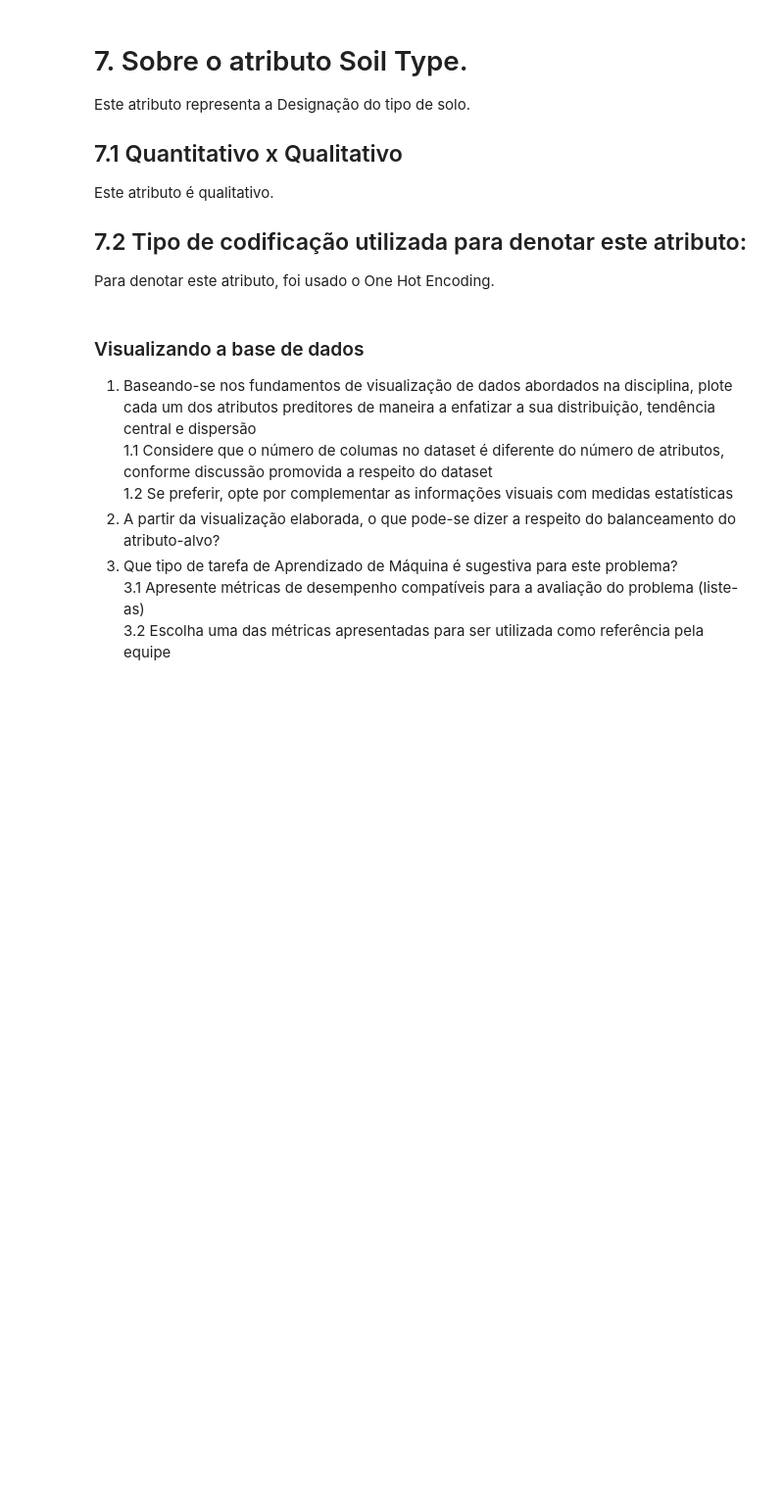
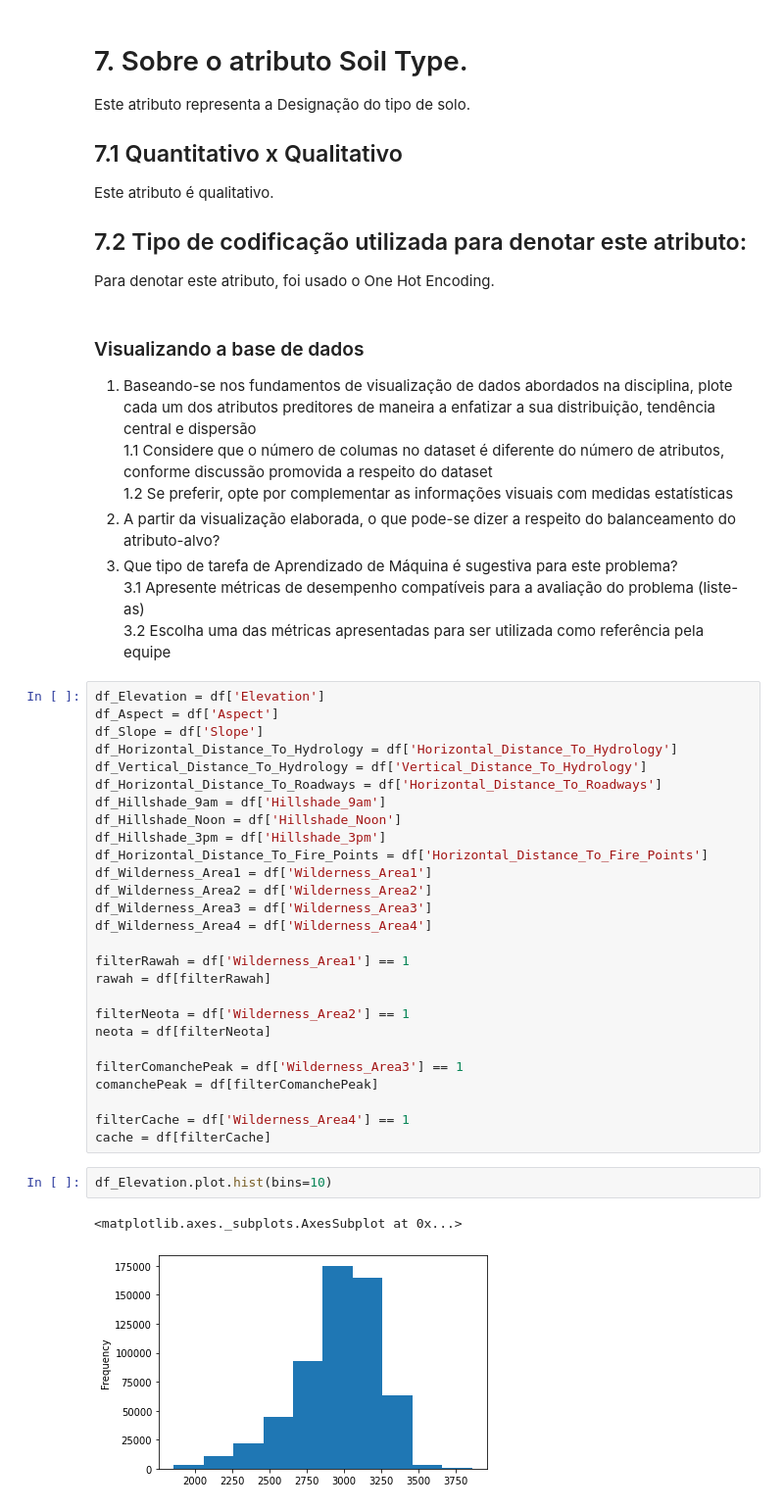
Before and after one commit to elloa-uea/projeto-pratico-3-rna-pp3-vingadores, a Jupyter notebook: notebooks/PP3.2 - Conhecendo o Conjunto de Dados.ipynb, the cells around one changed output. Shown at 98% size. Drawn from its saved outputs; the diff is of its cells as text; blank space fills up the shorter version.

Commit message:
adiciona histogramas e sub df's

```diff
--- a/notebooks/PP3.2 - Conhecendo o Conjunto de Dados.ipynb
+++ b/notebooks/PP3.2 - Conhecendo o Conjunto de Dados.ipynb
@@ -138,3 +139,35 @@ Para denotar este atributo, foi usado o One Hot Encoding.
 3. Que tipo de tarefa de Aprendizado de Máquina é sugestiva para este problema?
 3.1 Apresente métricas de desempenho compatíveis para a avaliação do problema (liste-as)
 3.2 Escolha uma das métricas apresentadas para ser utilizada como referência pela equipe
+# %%
+df_Elevation = df['Elevation']
+df_Aspect = df['Aspect']
+df_Slope = df['Slope']
+df_Horizontal_Distance_To_Hydrology = df['Horizontal_Distance_To_Hydrology']
+df_Vertical_Distance_To_Hydrology = df['Vertical_Distance_To_Hydrology']
+df_Horizontal_Distance_To_Roadways = df['Horizontal_Distance_To_Roadways']
+df_Hillshade_9am = df['Hillshade_9am']
+df_Hillshade_Noon = df['Hillshade_Noon']
+df_Hillshade_3pm = df['Hillshade_3pm']
+df_Horizontal_Distance_To_Fire_Points = df['Horizontal_Distance_To_Fire_Points']
+df_Wilderness_Area1 = df['Wilderness_Area1']
+df_Wilderness_Area2 = df['Wilderness_Area2']
+df_Wilderness_Area3 = df['Wilderness_Area3']
+df_Wilderness_Area4 = df['Wilderness_Area4']
+
+filterRawah = df['Wilderness_Area1'] == 1
+rawah = df[filterRawah]
+
+filterNeota = df['Wilderness_Area2'] == 1
+neota = df[filterNeota]
+
+filterComanchePeak = df['Wilderness_Area3'] == 1
+comanchePeak = df[filterComanchePeak]
+
+filterCache = df['Wilderness_Area4'] == 1
+cache = df[filterCache]
+# %%
+df_Elevation.plot.hist(bins=10)
+# %% [output]
+<matplotlib.axes._subplots.AxesSubplot at 0x...>
+[figure, added]
```
Also changed, not shown: parts of 10 cells of this notebook.
